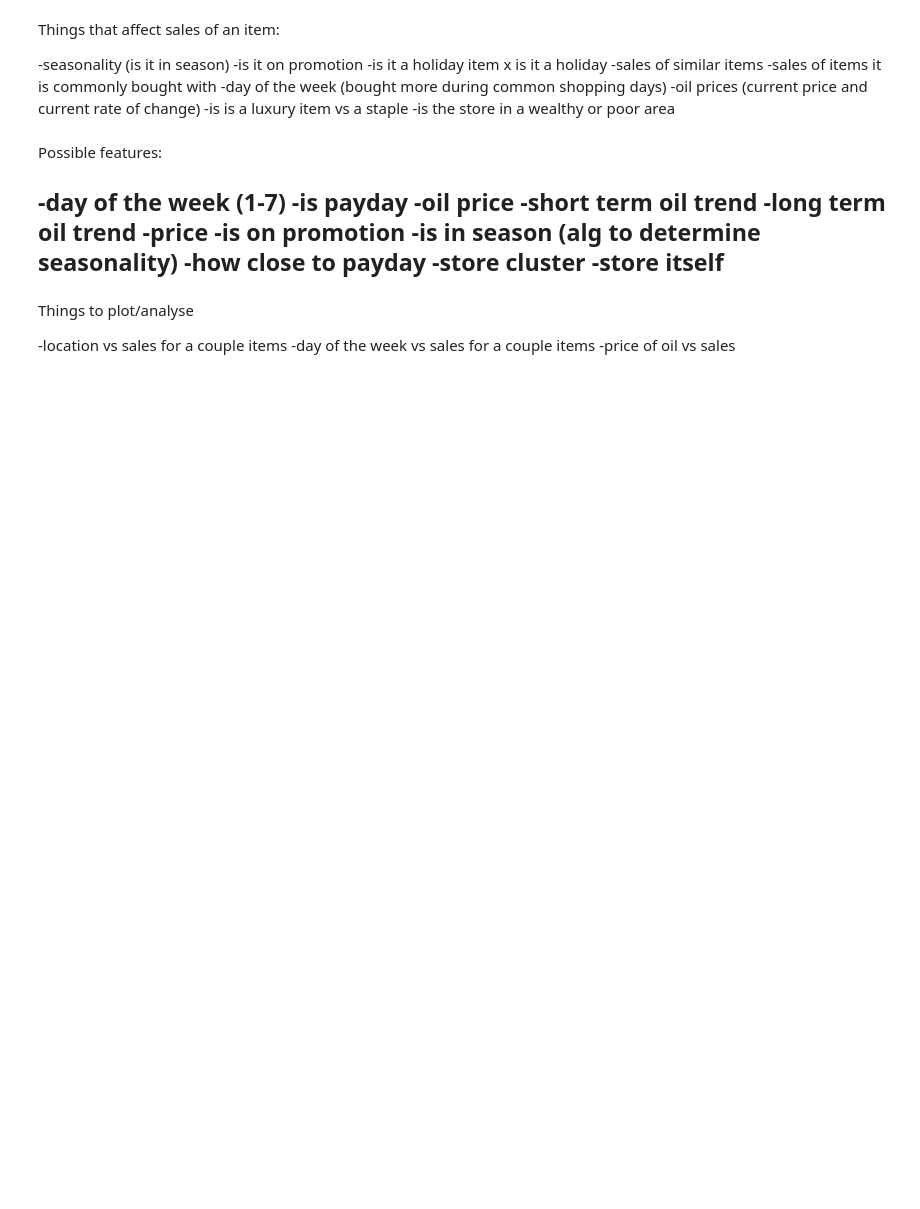
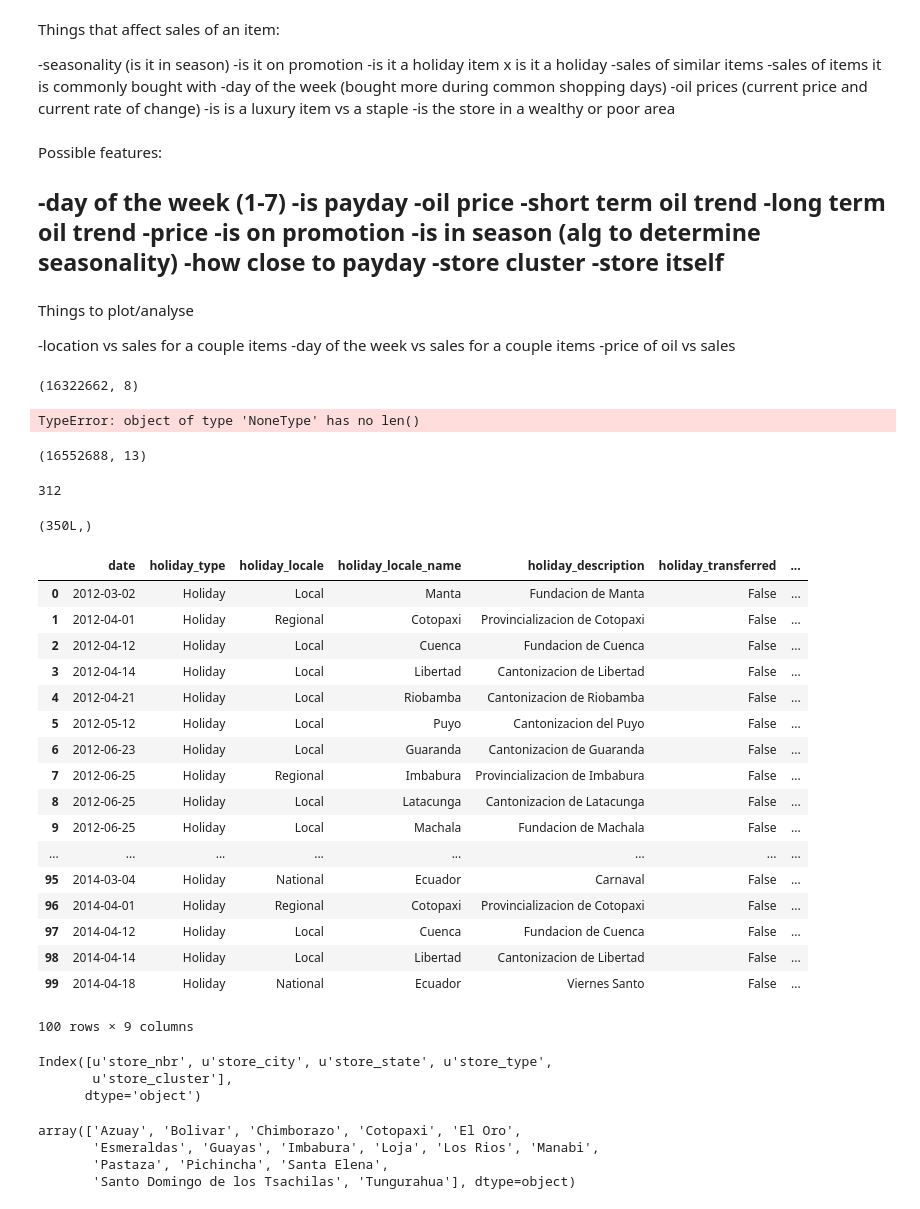
Before and after one commit to 6cdds/kaggle_corporacion, a Jupyter notebook: Notebooks/Data Exploration - Dec 14, 2017.ipynb, the cells around one changed output. Saved outputs shown, nothing was run; the diff lists cells and outputs as text; code cells hidden in the pictures; blank space fills up the shorter version.

```diff
--- a/Notebooks/Data Exploration - Dec 14, 2017.ipynb
+++ b/Notebooks/Data Exploration - Dec 14, 2017.ipynb
@@ -35,7 +36,8 @@ init_notebook_mode(connected=True)
 %reload_ext autoreload
 %autoreload 2
 # %%
-data_dir = 'C:\\Users\\Colleen\\Documents\\Kaggle Corporacion\\raw_data' #'D:\Kaggle Data\Corporacion'
+#data_dir = 'C:\\Users\\Colleen\\Documents\\Kaggle Corporacion\\raw_data'
+data_dir = 'D:\Kaggle Data\Corporacion'
 db_loc = data_dir
 db_name = 'kaggle_corporacion_db'
 db_f_name = os.path.join(data_dir, ld.DB_NAME)
@@ -249,3 +251,17 @@ Things to plot/analyse
 -location vs sales for a couple items
 -day of the week vs sales for a couple items
 -price of oil vs sales
+# %%
+# Get other data
+
+oil = ld.get_oil(
+    os.path.join(data_dir, 'oil.csv'))
+
+holidays = ld.get_holidays(
+    os.path.join(data_dir, 'holidays_events.csv'))
+
+stores = ld.get_stores(
+    os.path.join(data_dir, 'stores.csv'))
+
+items = ld.get_items(
+    os.path.join(data_dir, 'items.csv'))
@@ -251,0 +273,57 @@ Things to plot/analyse
+# %%
+train_data_2013.shape
+# %% [output]
+(16322662, 8)
+# %%
+merge_date_cols = ['date_year', 'date_month', 'date_day']
+feats = pd.merge(train_data_2013, holidays, how = 'left',
+                     left_on = merge_date_cols, left_index = True)
+# %% [output]
+TypeError: object of type 'NoneType' has no len()
+# %%
+feats.shape
+# %% [output]
+(16552688, 13)
+# %%
+len(np.unique(holidays['date']))
+# %% [output]
+312
+# %%
+holidays['date'].shape
+# %% [output]
+(350L,)
+# %%
+holidays.iloc[0:100,:]
+# %% [output]
+|  | date | holiday_type | holiday_locale | holiday_locale_name | holiday_description | holiday_transferred | ... |
+| 0 | 2012-03-02 | Holiday | Local | Manta | Fundacion de Manta | False | ... |
+| 1 | 2012-04-01 | Holiday | Regional | Cotopaxi | Provincializacion de Cotopaxi | False | ... |
+| 2 | 2012-04-12 | Holiday | Local | Cuenca | Fundacion de Cuenca | False | ... |
+| 3 | 2012-04-14 | Holiday | Local | Libertad | Cantonizacion de Libertad | False | ... |
+| 4 | 2012-04-21 | Holiday | Local | Riobamba | Cantonizacion de Riobamba | False | ... |
+| 5 | 2012-05-12 | Holiday | Local | Puyo | Cantonizacion del Puyo | False | ... |
+| 6 | 2012-06-23 | Holiday | Local | Guaranda | Cantonizacion de Guaranda | False | ... |
+| 7 | 2012-06-25 | Holiday | Regional | Imbabura | Provincializacion de Imbabura | False | ... |
+| 8 | 2012-06-25 | Holiday | Local | Latacunga | Cantonizacion de Latacunga | False | ... |
+| 9 | 2012-06-25 | Holiday | Local | Machala | Fundacion de Machala | False | ... |
+| ... | ... | ... | ... | ... | ... | ... | ... |
+| 95 | 2014-03-04 | Holiday | National | Ecuador | Carnaval | False | ... |
+| 96 | 2014-04-01 | Holiday | Regional | Cotopaxi | Provincializacion de Cotopaxi | False | ... |
+| 97 | 2014-04-12 | Holiday | Local | Cuenca | Fundacion de Cuenca | False | ... |
+| 98 | 2014-04-14 | Holiday | Local | Libertad | Cantonizacion de Libertad | False | ... |
+| 99 | 2014-04-18 | Holiday | National | Ecuador | Viernes Santo | False | ... |
+100 rows × 9 columns
+# %%
+stores.columns
+# %% [output]
+Index([u'store_nbr', u'store_city', u'store_state', u'store_type',
+       u'store_cluster'],
+      dtype='object')
+# %%
+states = np.unique(stores['store_state'])
+states
+# %% [output]
+array(['Azuay', 'Bolivar', 'Chimborazo', 'Cotopaxi', 'El Oro',
+       'Esmeraldas', 'Guayas', 'Imbabura', 'Loja', 'Los Rios', 'Manabi',
+       'Pastaza', 'Pichincha', 'Santa Elena',
+       'Santo Domingo de los Tsachilas', 'Tungurahua'], dtype=object)
```
Also changed, not shown: parts of 8 cells of this notebook, 2 other files.
